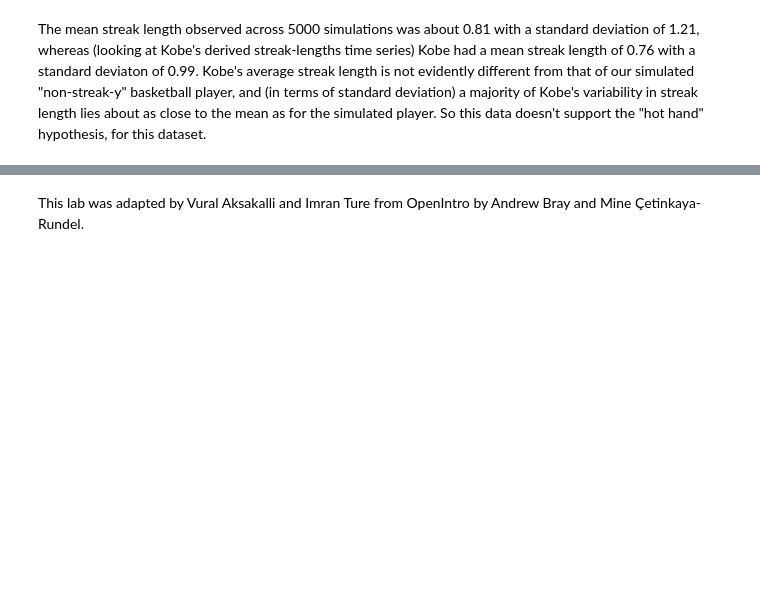
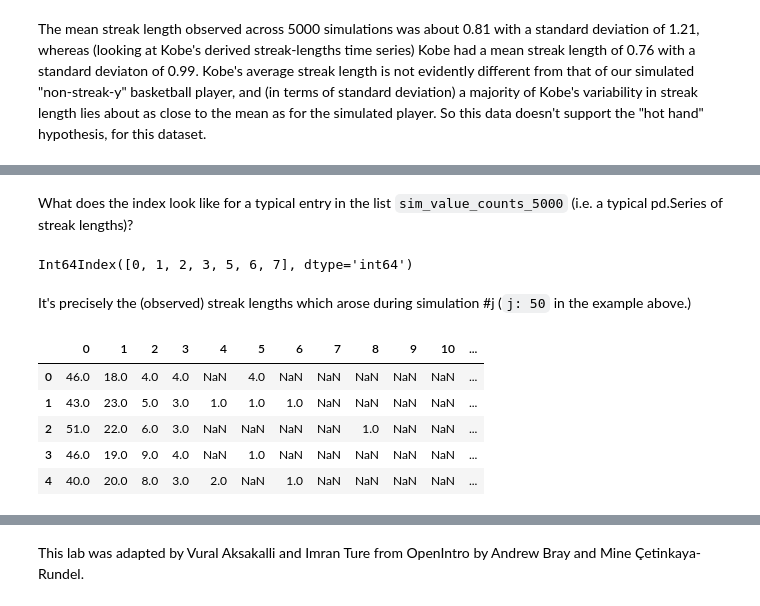
Before and after one commit to enlambdment/stats_tutorials, a Jupyter notebook: ch3_probability.ipynb, the cells around one changed output, grey strips where cells are left out. Cells and saved outputs as stored; diff of their text form; code cells hidden in the pictures; blank space fills up the shorter version.

```diff
--- a/ch3_probability.ipynb
+++ b/ch3_probability.ipynb
@@ -414,0 +431,16 @@ The mean streak length observed across 5000 simulations was about 0.81 with a st
+# %%
+# As before, 'sim_streaks_5000' is a list whose j'th entry
+# sim_streaks_5000[j] is a list of streak lengths, in the order
+# in which they occurred during simulation #j
+
+# Get the value counts for every simulation's derived streaks t-series
+sim_value_counts_5000 = [
+    pd.Series(streaks)
+            .value_counts()
+            .sort_index()
+    for streaks in sim_streaks_5000
+]
+
+# check some data
+print(sim_value_counts_5000[0])
+print(sim_value_counts_5000[50])
@@ -414,0 +462,21 @@ The mean streak length observed across 5000 simulations was about 0.81 with a st
+# %% [markdown]
+What does the index look like for a typical entry in the list `sim_value_counts_5000` (i.e. a typical pd.Series of streak lengths)?
+# %%
+sim_value_counts_5000[50].index
+# %% [output]
+Int64Index([0, 1, 2, 3, 5, 6, 7], dtype='int64')
+# %% [markdown]
+It's precisely the (observed) streak lengths which arose during simulation #j (`j: 50` in the example above.)
+# %%
+# Create the dataframe
+df_value_counts = pd.DataFrame(sim_value_counts_5000)
+
+# Compare first 5 observations in the dataframe
+df_value_counts.head(5)
+# %% [output]
+|  | 0 | 1 | 2 | 3 | 4 | 5 | 6 | 7 | 8 | 9 | 10 | ... |
+| 0 | 46.0 | 18.0 | 4.0 | 4.0 | NaN | 4.0 | NaN | NaN | NaN | NaN | NaN | ... |
+| 1 | 43.0 | 23.0 | 5.0 | 3.0 | 1.0 | 1.0 | 1.0 | NaN | NaN | NaN | NaN | ... |
+| 2 | 51.0 | 22.0 | 6.0 | 3.0 | NaN | NaN | NaN | NaN | 1.0 | NaN | NaN | ... |
+| 3 | 46.0 | 19.0 | 9.0 | 4.0 | NaN | 1.0 | NaN | NaN | NaN | NaN | NaN | ... |
+| 4 | 40.0 | 20.0 | 8.0 | 3.0 | 2.0 | NaN | 1.0 | NaN | NaN | NaN | NaN | ... |
```
Also changed, not shown: parts of 25 cells of this notebook.
